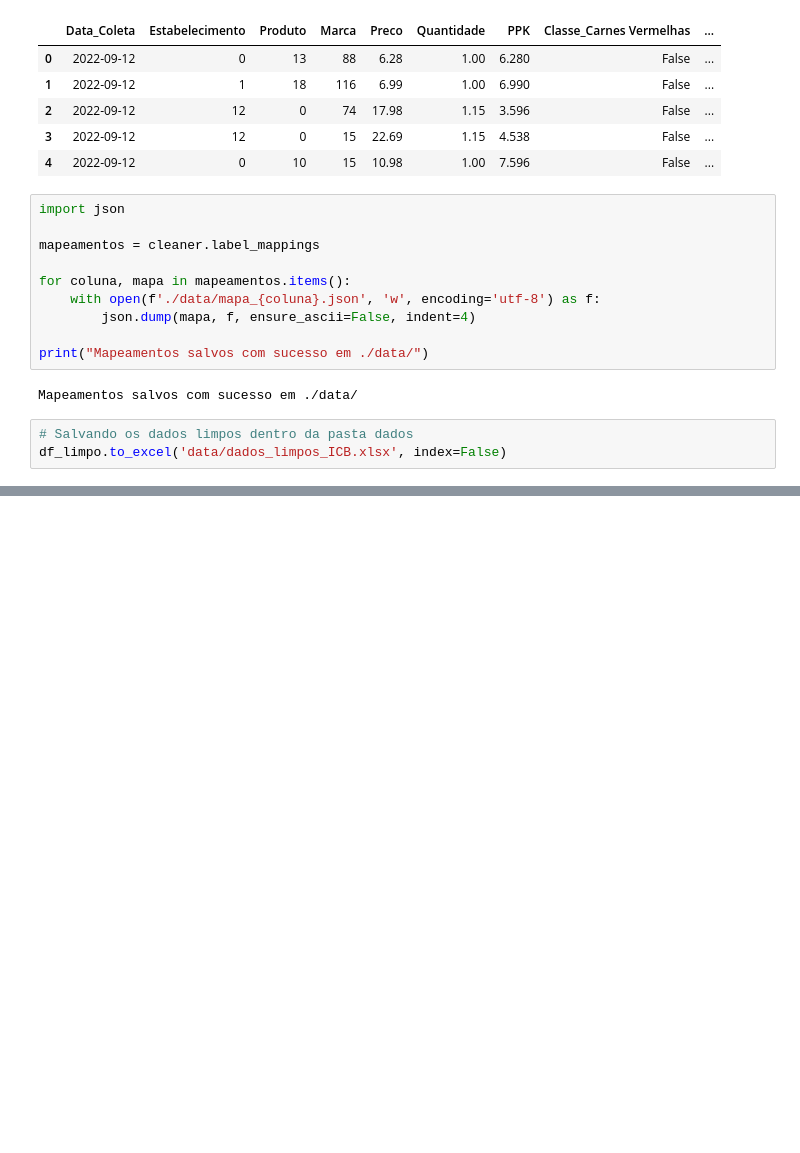
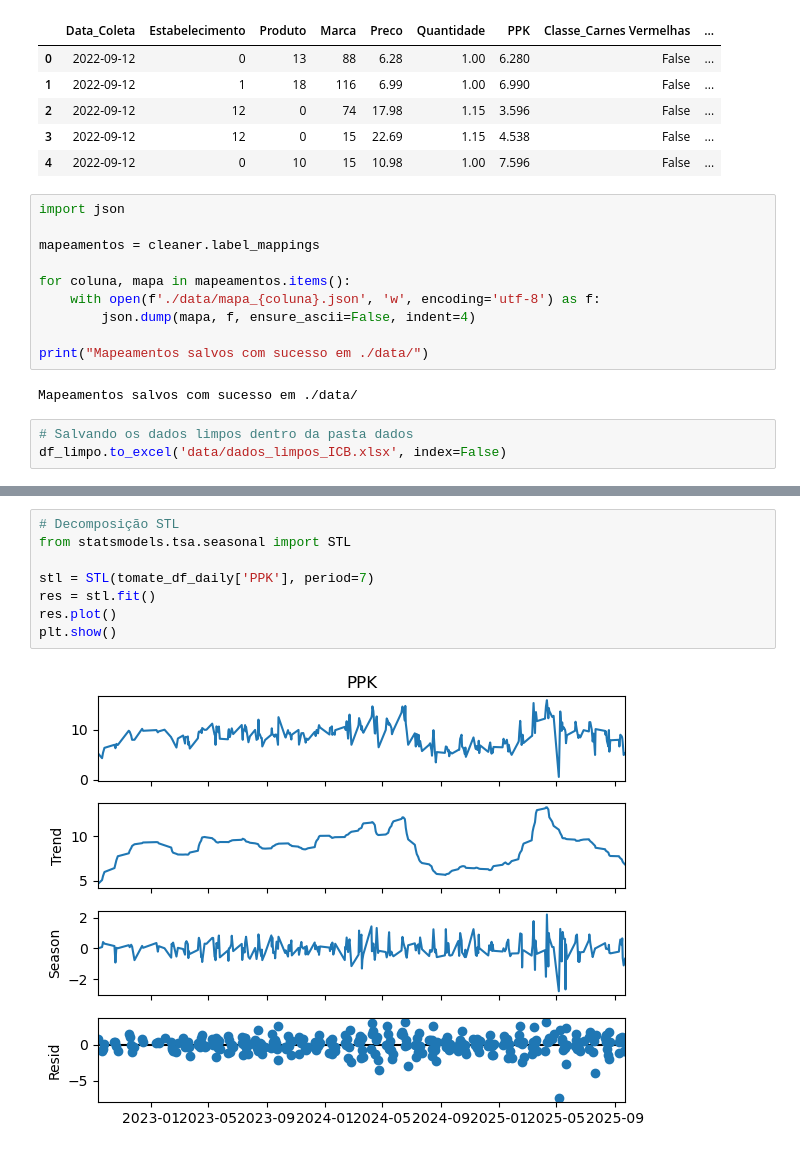
Before and after one commit to gusdorio/SupervisedExploration, a Jupyter notebook: statistical_analysis.ipynb, the cells around one changed output, grey strips where cells are left out. Saved outputs shown, nothing was run; the diff lists cells and outputs as text; blank space fills up the shorter version.

```diff
--- a/statistical_analysis.ipynb
+++ b/statistical_analysis.ipynb
@@ -592,0 +667,10 @@ df_limpo.to_excel('data/dados_limpos_ICB.xlsx', index=False)
+# %%
+# Decomposição STL
+from statsmodels.tsa.seasonal import STL
+
+stl = STL(tomate_df_daily['PPK'], period=7)
+res = stl.fit()
+res.plot()
+plt.show()
+# %% [output]
+[figure, added]
```
Also changed, not shown: parts of 35 cells of this notebook, 1 other file.
